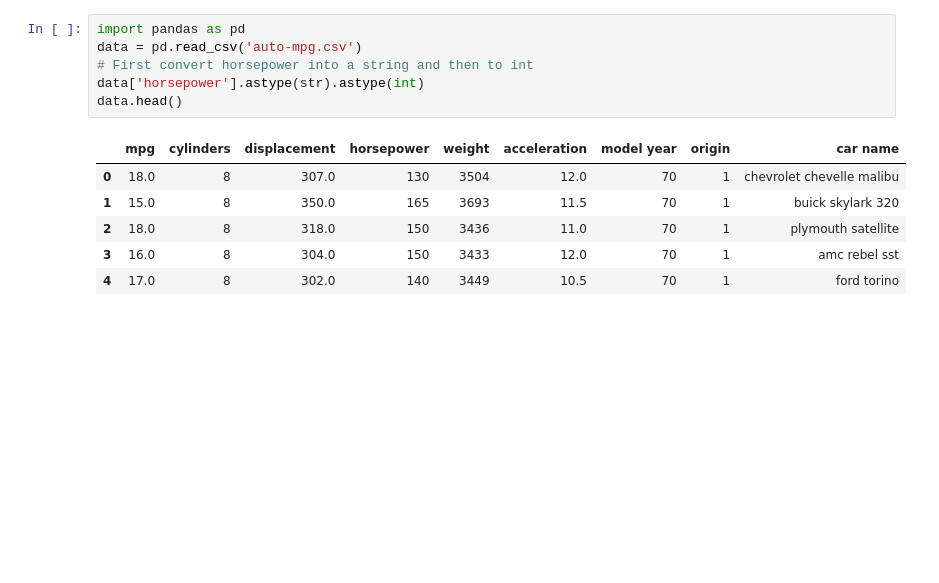
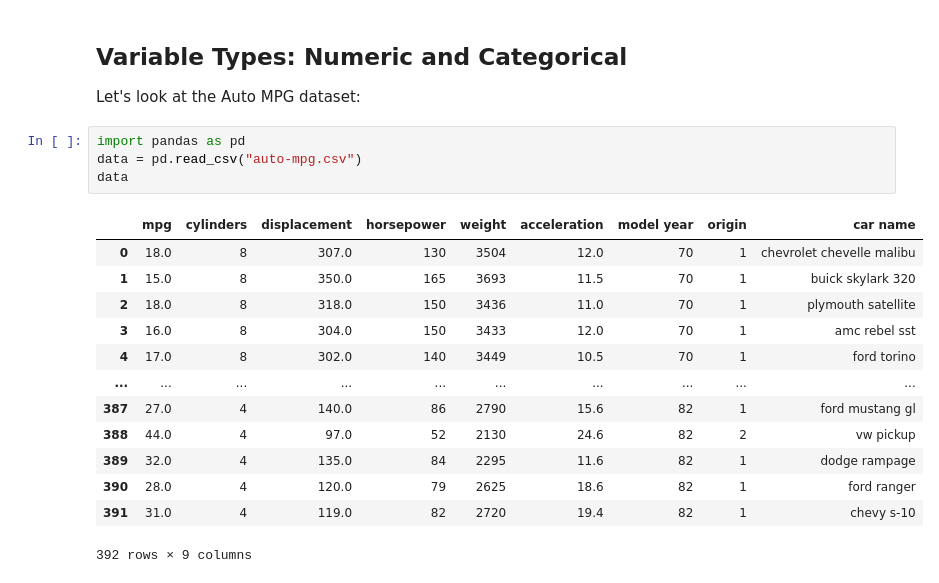
Before and after one commit to learn-co-curriculum/dsc-categorical-variables-regression, a Jupyter notebook: index.ipynb, the cells around one changed output. Saved outputs shown, nothing was run; the diff lists cells and outputs as text; blank space fills up the shorter version.

Commit message:
remove label encoding, focus on auto-mpg data

```diff
--- a/index.ipynb
+++ b/index.ipynb
@@ -19,13 +15,22 @@ In this section, you'll see several elements of preparing data for multiple line
+# %% [markdown]
+## Variable Types: Numeric and Categorical
+
+Let's look at the Auto MPG dataset:
 # %%
 import pandas as pd
-data = pd.read_csv('auto-mpg.csv')
-# First convert horsepower into a string and then to int
-data['horsepower'].astype(str).astype(int)
-data.head()
+data = pd.read_csv("auto-mpg.csv")
+data
 # %% [output]
 |  | mpg | cylinders | displacement | horsepower | weight | acceleration | model year | origin | car name |
 | 0 | 18.0 | 8 | 307.0 | 130 | 3504 | 12.0 | 70 | 1 | chevrolet chevelle malibu |
 | 1 | 15.0 | 8 | 350.0 | 165 | 3693 | 11.5 | 70 | 1 | buick skylark 320 |
 | 2 | 18.0 | 8 | 318.0 | 150 | 3436 | 11.0 | 70 | 1 | plymouth satellite |
 | 3 | 16.0 | 8 | 304.0 | 150 | 3433 | 12.0 | 70 | 1 | amc rebel sst |
 | 4 | 17.0 | 8 | 302.0 | 140 | 3449 | 10.5 | 70 | 1 | ford torino |
+| ... | ... | ... | ... | ... | ... | ... | ... | ... | ... |
+| 387 | 27.0 | 4 | 140.0 | 86 | 2790 | 15.6 | 82 | 1 | ford mustang gl |
+| 388 | 44.0 | 4 | 97.0 | 52 | 2130 | 24.6 | 82 | 2 | vw pickup |
+| 389 | 32.0 | 4 | 135.0 | 84 | 2295 | 11.6 | 82 | 1 | dodge rampage |
+| 390 | 28.0 | 4 | 120.0 | 79 | 2625 | 18.6 | 82 | 1 | ford ranger |
+| 391 | 31.0 | 4 | 119.0 | 82 | 2720 | 19.4 | 82 | 1 | chevy s-10 |
+392 rows × 9 columns
```
Also changed, not shown: parts of 105 cells of this notebook, 7 other files.
